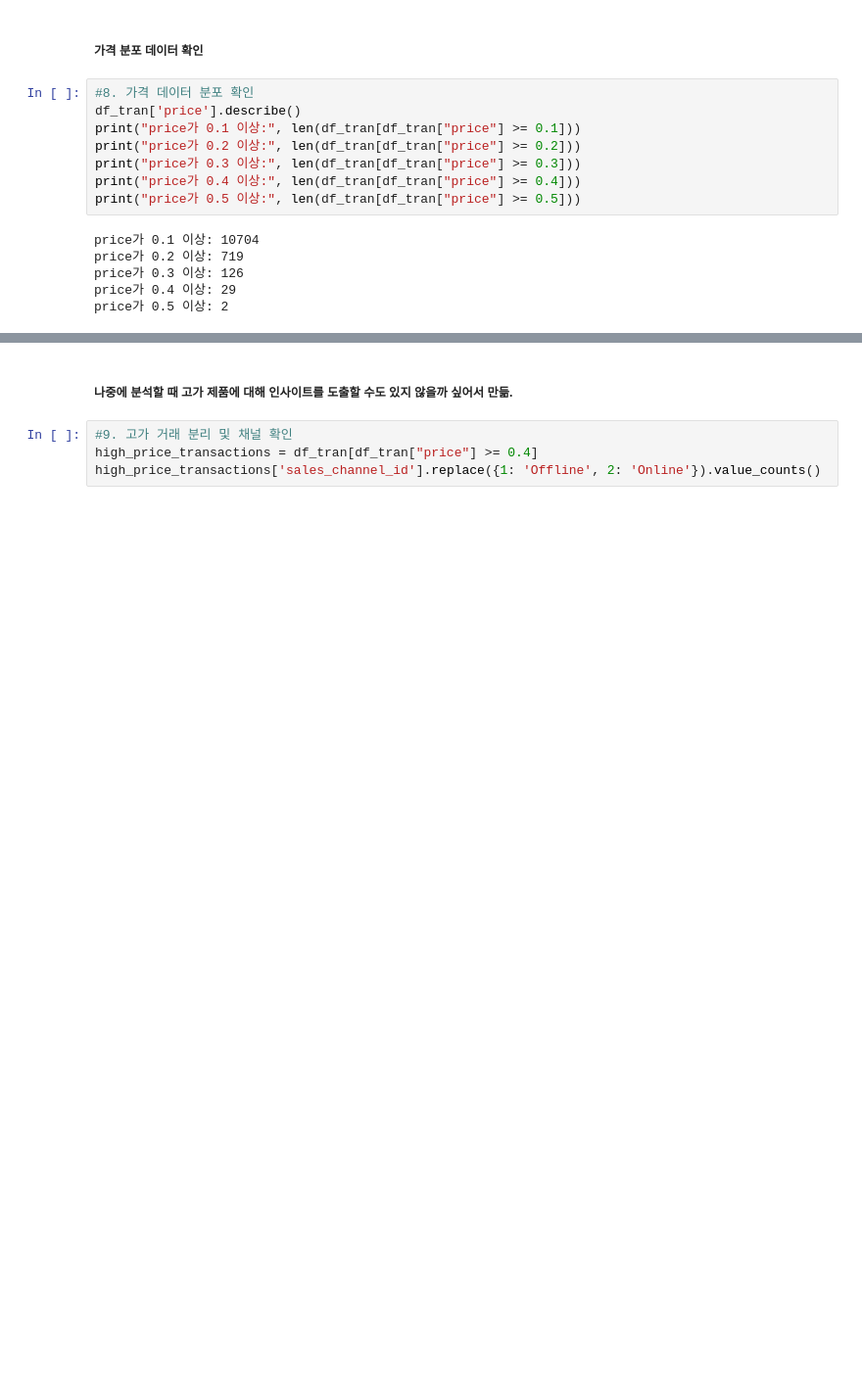
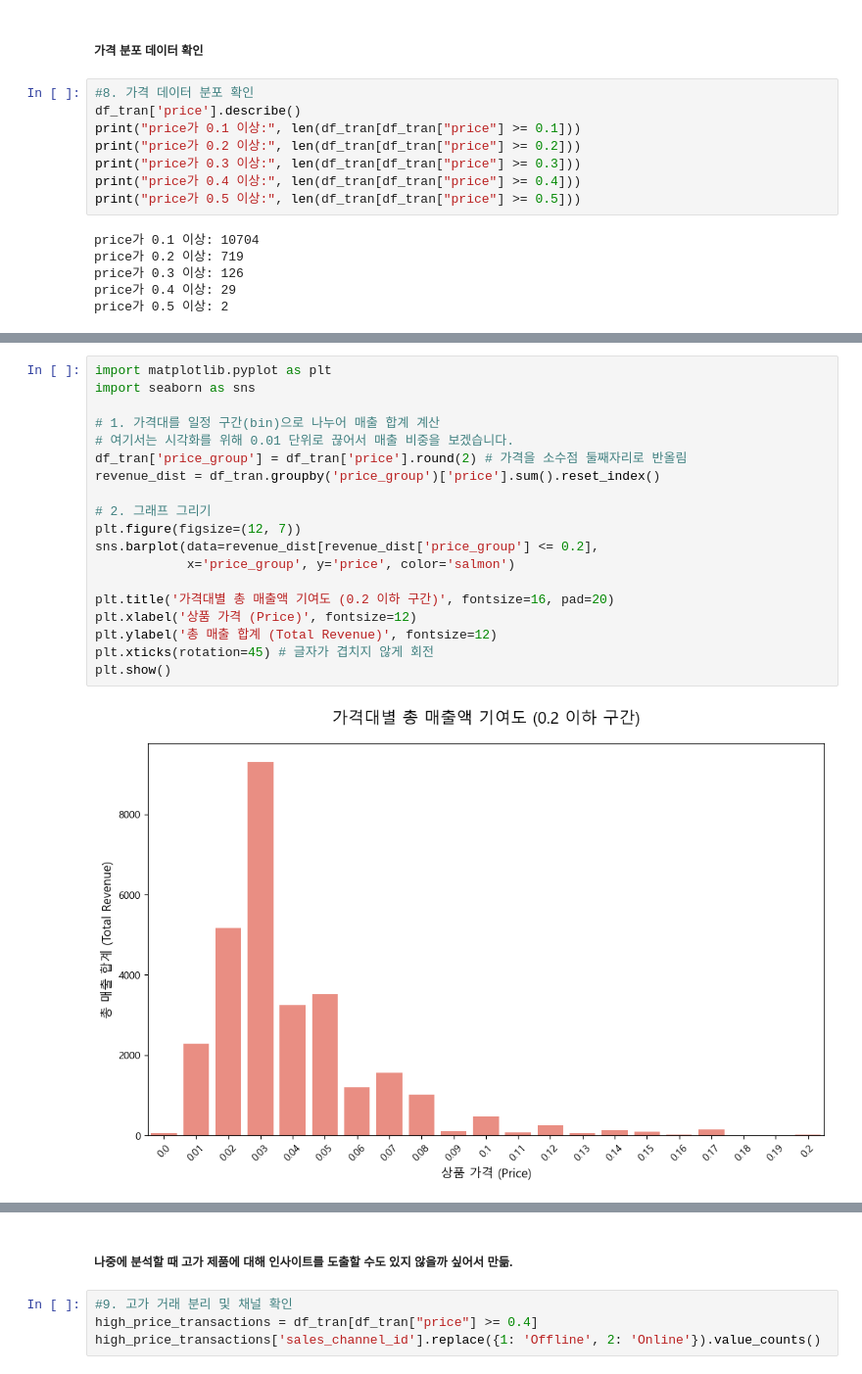
Before and after one commit to yoohengu/cross-gen-biz-analysis, a Jupyter notebook: notebooks/leeyunju_eda/all_04_yunju.ipynb, the cells around one changed output, grey strips where cells are left out. Shown at 98% size. Drawn from its saved outputs; the diff is of its cells as text; blank space fills up the shorter version.

```diff
--- a/notebooks/leeyunju_eda/all_04_yunju.ipynb
+++ b/notebooks/leeyunju_eda/all_04_yunju.ipynb
@@ -112,0 +208,21 @@ price가 0.5 이상: 2
+# %%
+import matplotlib.pyplot as plt
+import seaborn as sns
+
+# 1. 가격대를 일정 구간(bin)으로 나누어 매출 합계 계산
+# 여기서는 시각화를 위해 0.01 단위로 끊어서 매출 비중을 보겠습니다.
+df_tran['price_group'] = df_tran['price'].round(2) # 가격을 소수점 둘째자리로 반올림
+revenue_dist = df_tran.groupby('price_group')['price'].sum().reset_index()
+
+# 2. 그래프 그리기
+plt.figure(figsize=(12, 7))
+sns.barplot(data=revenue_dist[revenue_dist['price_group'] <= 0.2],
+            x='price_group', y='price', color='salmon')
+
+plt.title('가격대별 총 매출액 기여도 (0.2 이하 구간)', fontsize=16, pad=20)
+plt.xlabel('상품 가격 (Price)', fontsize=12)
+plt.ylabel('총 매출 합계 (Total Revenue)', fontsize=12)
+plt.xticks(rotation=45) # 글자가 겹치지 않게 회전
+plt.show()
+# %% [output]
+[figure, added]
```
Also changed, not shown: parts of 6 cells of this notebook.
